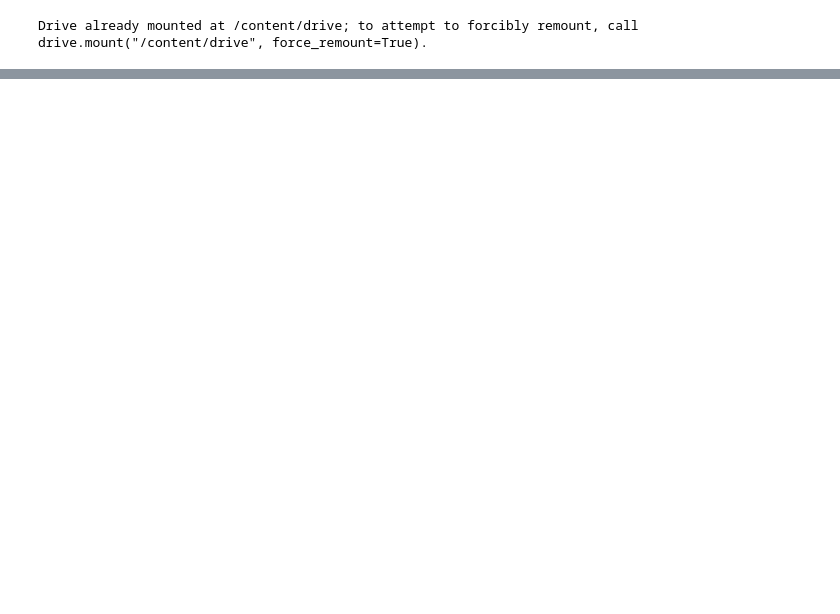
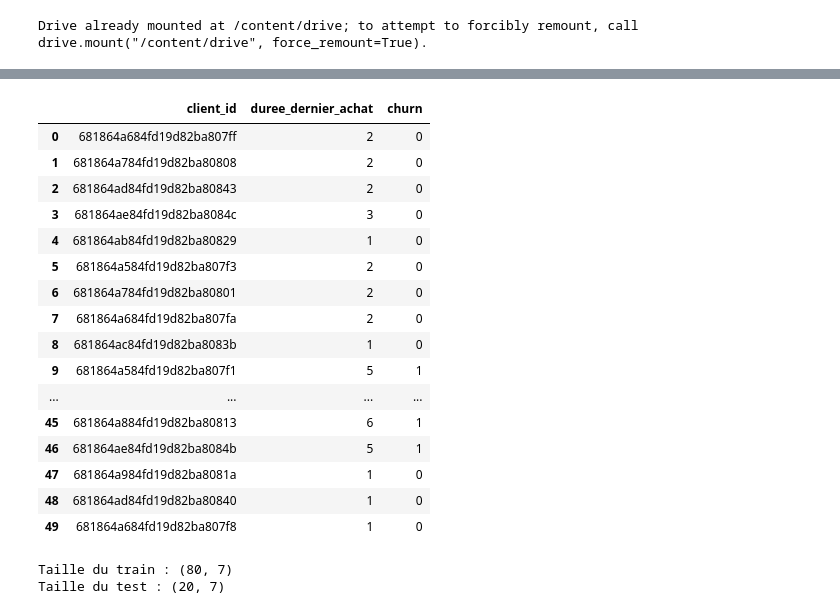
Before and after one commit to yasminemejrissi/ml_project, a Jupyter notebook: ml_project.ipynb, the cells around one changed output, grey strips where cells are left out. Cells and saved outputs as stored; diff of their text form; code cells hidden in the pictures; blank space fills up the shorter version.

```diff
--- a/ml_project.ipynb
+++ b/ml_project.ipynb
@@ -274,0 +469,23 @@ resultat=list(commandes_col.aggregate(pipeline))
+# %%
+#Dernier achat:
+# Last purchase date per client:
+
+pipeline=[
+    {
+        "$group":{
+            "_id":"$client_id",
+            "dernier_achat":{"$max":"$date"}
+        }
+    }
+]
+resultat = list(commandes_col.aggregate(pipeline))
+
+df_dates=pd.DataFrame(resultat)
+df_dates.rename(columns={"_id":"client_id"}, inplace=True)
+
+#Nombre de jour depuis le dernier achat
+# Number of days since last purchase
+today = pd.Timestamp(datetime.today())
+df_dates["dernier_achat"]=pd.to_datetime(df_dates["dernier_achat"])
+df_dates["duree_dernier_achat"]=today-df_dates["dernier_achat"]
+df_dates
@@ -274,0 +557,4 @@ resultat=list(commandes_col.aggregate(pipeline))
+# %%
+# Merge client data with last purchase dates (inner join, like SQL)
+df_ml = pd.merge(df_clients, df_dates, on='client_id', how='inner') #similaire join sql; how='inner' pour garder uniquement les clients qui sont dans les deux DataFrames
+df_ml.head()
@@ -274,0 +568,25 @@ resultat=list(commandes_col.aggregate(pipeline))
+# %%
+# Churn (binary satisfaction): no order in the last 4+ days (due to data range)
+
+today = pd.Timestamp(datetime.today())
+df_ml["duree_dernier_achat"] = (today - df_ml["dernier_achat"]).dt.days
+df_ml["churn"]=(df_ml["duree_dernier_achat"]>4).astype(int)
+df_ml[["client_id", "duree_dernier_achat", "churn"]].head(50)
+# %% [output]
+|  | client_id | duree_dernier_achat | churn |
+| 0 | 681864a684fd19d82ba807ff | 2 | 0 |
+| 1 | 681864a784fd19d82ba80808 | 2 | 0 |
+| 2 | 681864ad84fd19d82ba80843 | 2 | 0 |
+| 3 | 681864ae84fd19d82ba8084c | 3 | 0 |
+| 4 | 681864ab84fd19d82ba80829 | 1 | 0 |
+| 5 | 681864a584fd19d82ba807f3 | 2 | 0 |
+| 6 | 681864a784fd19d82ba80801 | 2 | 0 |
+| 7 | 681864a684fd19d82ba807fa | 2 | 0 |
+| 8 | 681864ac84fd19d82ba8083b | 1 | 0 |
+| 9 | 681864a584fd19d82ba807f1 | 5 | 1 |
+| ... | ... | ... | ... |
+| 45 | 681864a884fd19d82ba80813 | 6 | 1 |
+| 46 | 681864ae84fd19d82ba8084b | 5 | 1 |
+| 47 | 681864a984fd19d82ba8081a | 1 | 0 |
+| 48 | 681864ad84fd19d82ba80840 | 1 | 0 |
+| 49 | 681864a684fd19d82ba807f8 | 1 | 0 |
@@ -274,0 +597,18 @@ resultat=list(commandes_col.aggregate(pipeline))
+# %%
+#Séparer les variables explicatives et la cible (qui est la colonne churn)
+# Separate features (X) and target variable (y)
+
+from sklearn.model_selection import train_test_split
+
+X = df_ml.drop(columns=["churn", "client_id", "email", "nom", "prenom", "pays"], errors="ignore")
+y = df_ml["churn"]
+
+# Séparation entre train et test sets (80% - 20%)
+# Split the data into training and testing sets (80% train / 20% test)
+X_train, X_test, y_train, y_test = train_test_split(X, y, test_size=0.2, random_state=42)
+
+print("Taille du train :", X_train.shape)
+print("Taille du test :", X_test.shape)
+# %% [output]
+Taille du train : (80, 7)
+Taille du test : (20, 7)
```
Also changed, not shown: parts of 30 cells of this notebook.
